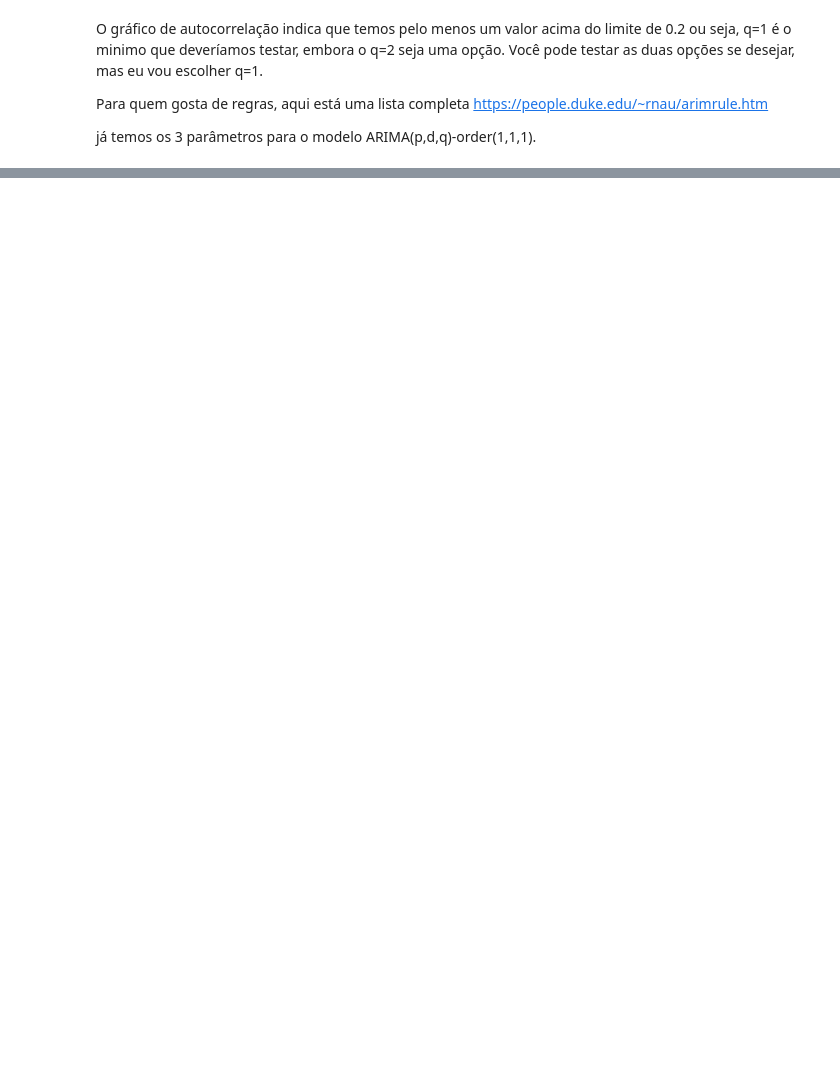
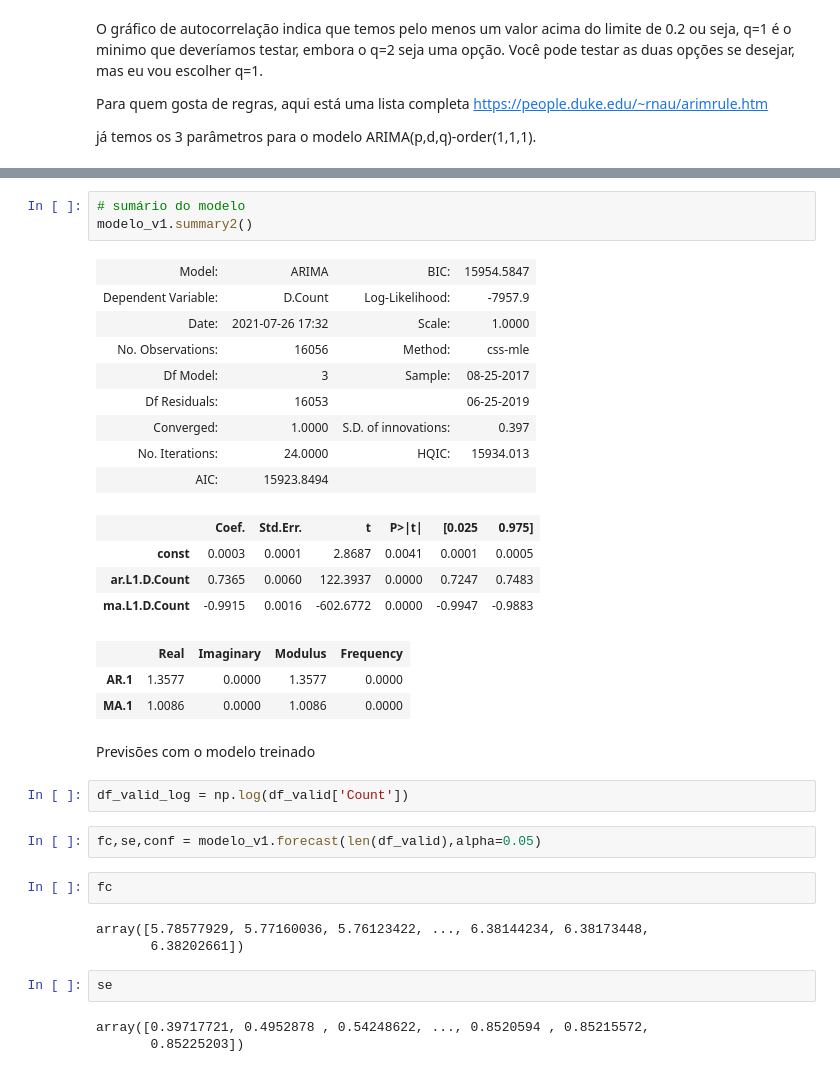
Before and after one commit to glebsonmac/Time_Series, a Jupyter notebook: arimaPDQ.ipynb, the cells around one changed output, grey strips where cells are left out. Drawn from its saved outputs; the diff is of its cells as text; blank space fills up the shorter version.

```diff
--- a/arimaPDQ.ipynb
+++ b/arimaPDQ.ipynb
@@ -239,0 +285,36 @@ já temos os 3 parâmetros para o modelo ARIMA(p,d,q)-order(1,1,1).
+# %%
+# sumário do modelo
+modelo_v1.summary2()
+# %% [output]
+| Model: | ARIMA | BIC: | 15954.5847 |
+| Dependent Variable: | D.Count | Log-Likelihood: | -7957.9 |
+| Date: | 2021-07-26 17:32 | Scale: | 1.0000 |
+| No. Observations: | 16056 | Method: | css-mle |
+| Df Model: | 3 | Sample: | 08-25-2017 |
+| Df Residuals: | 16053 |  | 06-25-2019 |
+| Converged: | 1.0000 | S.D. of innovations: | 0.397 |
+| No. Iterations: | 24.0000 | HQIC: | 15934.013 |
+| AIC: | 15923.8494 |  |  |
+|  | Coef. | Std.Err. | t | P>|t| | [0.025 | 0.975] |
+| const | 0.0003 | 0.0001 | 2.8687 | 0.0041 | 0.0001 | 0.0005 |
+| ar.L1.D.Count | 0.7365 | 0.0060 | 122.3937 | 0.0000 | 0.7247 | 0.7483 |
+| ma.L1.D.Count | -0.9915 | 0.0016 | -602.6772 | 0.0000 | -0.9947 | -0.9883 |
+|  | Real | Imaginary | Modulus | Frequency |
+| AR.1 | 1.3577 | 0.0000 | 1.3577 | 0.0000 |
+| MA.1 | 1.0086 | 0.0000 | 1.0086 | 0.0000 |
+# %% [markdown]
+Previsões com o modelo treinado
+# %%
+df_valid_log = np.log(df_valid['Count'])
+# %%
+fc,se,conf = modelo_v1.forecast(len(df_valid),alpha=0.05)
+# %%
+fc
+# %% [output]
+array([5.78577929, 5.77160036, 5.76123422, ..., 6.38144234, 6.38173448,
+       6.38202661])
+# %%
+se
+# %% [output]
+array([0.39717721, 0.4952878 , 0.54248622, ..., 0.8520594 , 0.85215572,
+       0.85225203])
```
Also changed, not shown: parts of 17 cells of this notebook.
